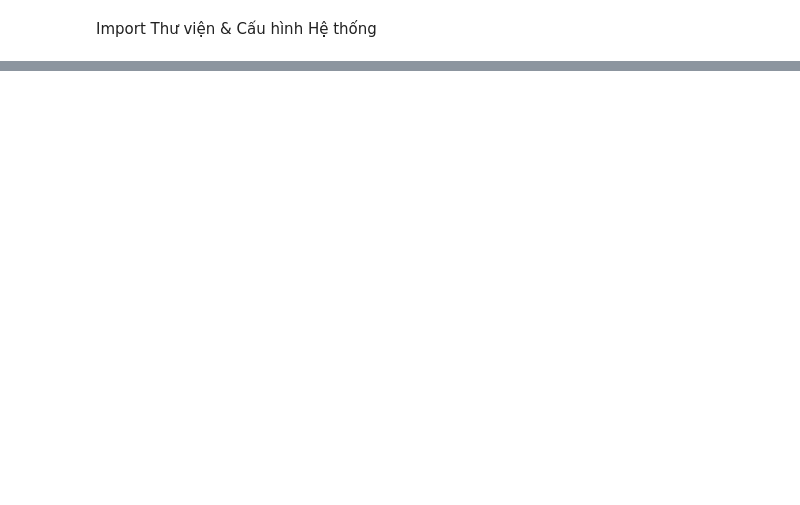
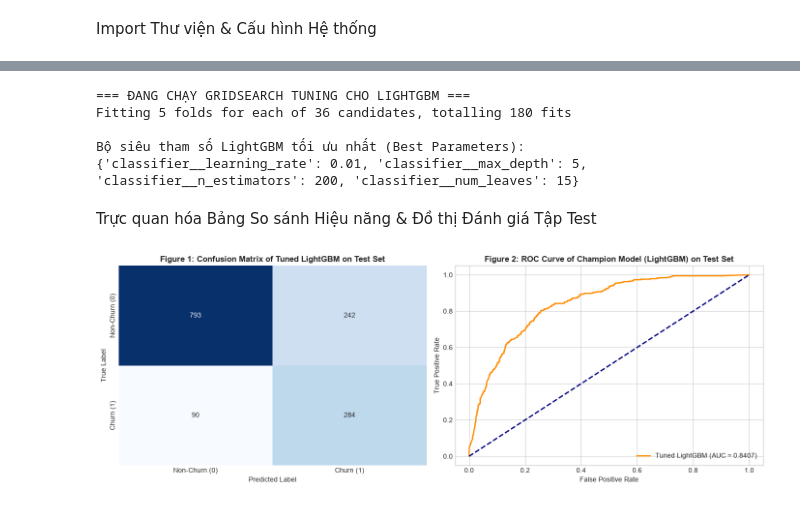
Before and after one commit to nhnminh1409/DS66B_group_11, a Jupyter notebook: notebooks/02_advanced_modeling.ipynb, the cells around one changed output, grey strips where cells are left out. Cells and saved outputs as stored; diff of their text form; code cells hidden in the pictures; blank space fills up the shorter version.

```diff
--- a/notebooks/02_advanced_modeling.ipynb
+++ b/notebooks/02_advanced_modeling.ipynb
@@ -43,0 +42,9 @@ NameError: name 'df' is not defined
+# %%
+train_df = pd.read_csv('D:/DS66B_group_11/data/processed/train.csv')
+test_df = pd.read_csv('D:/DS66B_group_11/data/processed/test.csv')
+
+print(f"Kích thước tập Train (Train shape): {train_df.shape}")
+print(f"Kích thước tập Test (Test shape)  : {test_df.shape}")
+
+# Hiển thị 5 dòng đầu tập Train
+train_df.head()
@@ -43,0 +186,70 @@ NameError: name 'df' is not defined
+# %%
+# Lập Pipeline chuẩn cho GridSearch với LightGBM
+tune_pipeline = ImbPipeline(steps=[
+    ('preprocessor', preprocessor),
+    ('smote', SMOTE(random_state=42)),
+    ('classifier', LGBMClassifier(random_state=42, verbose=-1))
+])
+
+# Lập không gian tham số GridSearch cho LightGBM
+param_grid_lgb = {
+    'classifier__n_estimators': [100, 200],
+    'classifier__max_depth': [3, 5, -1],
+    'classifier__learning_rate': [0.01, 0.05, 0.1],
+    'classifier__num_leaves': [15, 31]
+}
+
+grid_lgb = GridSearchCV(
+    estimator=tune_pipeline,
+    param_grid=param_grid_lgb,
+    cv=cv_stratified,
+    scoring='f1',
+    n_jobs=-1,
+    verbose=1
+)
+
+print("=== ĐANG CHẠY GRIDSEARCH TUNING CHO LIGHTGBM ===")
+grid_lgb.fit(X_train, y_train)
+
+best_lgb_model = grid_lgb.best_estimator_
+print("\nBộ siêu tham số LightGBM tối ưu nhất (Best Parameters):")
+print(grid_lgb.best_params_)
+# %% [output]
+=== ĐANG CHẠY GRIDSEARCH TUNING CHO LIGHTGBM ===
+Fitting 5 folds for each of 36 candidates, totalling 180 fits
+
+Bộ siêu tham số LightGBM tối ưu nhất (Best Parameters):
+{'classifier__learning_rate': 0.01, 'classifier__max_depth': 5, 'classifier__n_estimators': 200, 'classifier__num_leaves': 15}
+# %% [markdown]
+Trực quan hóa Bảng So sánh Hiệu năng & Đồ thị Đánh giá Tập Test
+# %%
+# Cell 7: Dự đoán trên tập Test độc lập & Trực quan hóa kết quả mô hình Tuned LightGBM
+y_pred_test = best_lgb_model.predict(X_test)
+y_prob_test = best_lgb_model.predict_proba(X_test)[:, 1]
+
+# Cấu hình Biểu đồ ROC Curve & Confusion Matrix
+fig, axes = plt.subplots(1, 2, figsize=(14, 5))
+
+# 1. Plot Confusion Matrix
+cm = confusion_matrix(y_test, y_pred_test)
+sns.heatmap(cm, annot=True, fmt='d', cmap='Blues', ax=axes[0], cbar=False)
+axes[0].set_title('Figure 1: Confusion Matrix of Tuned LightGBM on Test Set', fontsize=12, fontweight='bold')
+axes[0].set_xlabel('Predicted Label')
+axes[0].set_ylabel('True Label')
+axes[0].set_xticklabels(['Non-Churn (0)', 'Churn (1)'])
+axes[0].set_yticklabels(['Non-Churn (0)', 'Churn (1)'])
+
+# 2. Plot ROC Curve
+fpr, tpr, _ = roc_curve(y_test, y_prob_test)
+test_auc = roc_auc_score(y_test, y_prob_test)
+axes[1].plot(fpr, tpr, color='darkorange', lw=2, label=f'Tuned LightGBM (AUC = {test_auc:.4f})')
+axes[1].plot([0, 1], [0, 1], color='navy', lw=2, linestyle='--')
+axes[1].set_title('Figure 2: ROC Curve of Champion Model (LightGBM) on Test Set', fontsize=12, fontweight='bold')
+axes[1].set_xlabel('False Positive Rate')
+axes[1].set_ylabel('True Positive Rate')
+axes[1].legend(loc="lower right")
+
+plt.tight_layout()
+plt.show()
+# %% [output]
+[figure, added]
```
Also changed, not shown: parts of 15 cells of this notebook.
